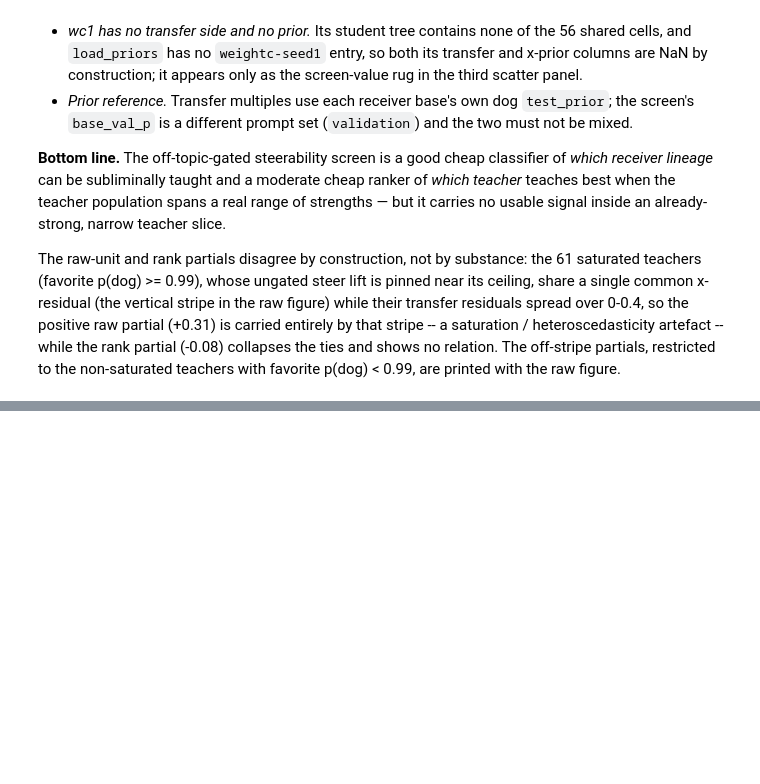
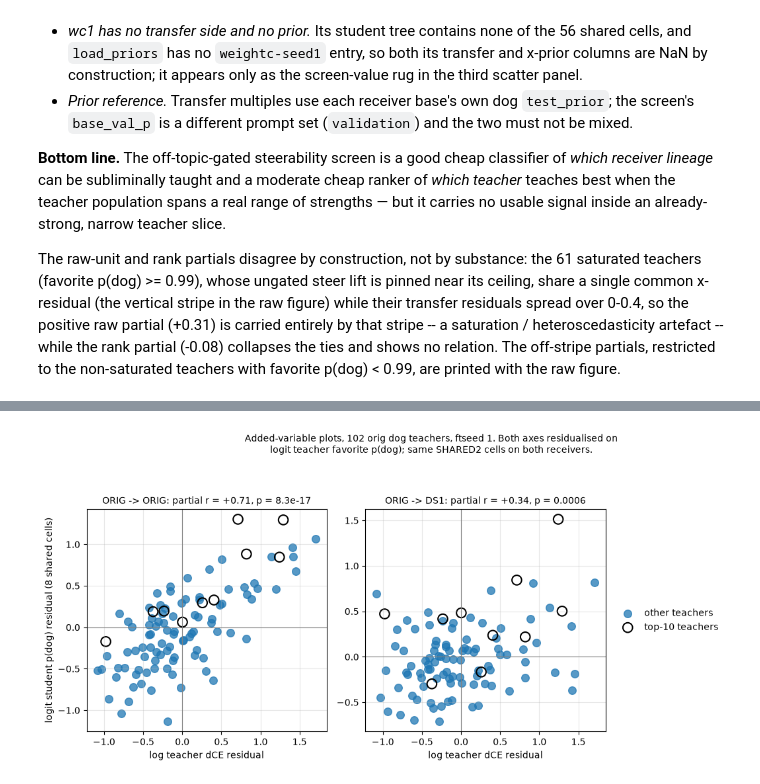
Before and after one commit to AnandVishesh1301/EleutherAI_subliminal_learning, a Jupyter notebook: notebooks/steerability_vs_transfer.ipynb, the cells around one changed output, grey strips where cells are left out. Cells and saved outputs as stored; diff of their text form; code cells hidden in the pictures; blank space fills up the shorter version.

```diff
--- a/notebooks/steerability_vs_transfer.ipynb
+++ b/notebooks/steerability_vs_transfer.ipynb
@@ -1003,0 +1208,27 @@ The raw-unit and rank partials disagree by construction, not by substance: the 6
+# %%
+# Figure B: added-variable (partial-regression) plots for log dCE on both receivers. Both axes
+# are residualised on the logit teacher favorite p(dog); the slope is the partial relation.
+fig, axes = plt.subplots(1, 2, figsize=(12, 5.2))
+for ax_, (rlab, ycol) in zip(axes, RECV3.items()):
+    ex = _resid3(s3["log_dce"], s3["ctrl"])
+    ey = _resid3(s3[ycol], s3["ctrl"])
+    rw = _corrs3(s3["log_dce"], s3[ycol], s3["ctrl"], rank=False)
+    ax_.scatter(ex[~tm3], ey[~tm3], s=70, alpha=0.75, label="other teachers")
+    ax_.scatter(ex[tm3], ey[tm3], s=110, facecolors="none", edgecolors="k", linewidths=1.5,
+                label="top-10 teachers")
+    ax_.axhline(0, color="grey", lw=0.8)
+    ax_.axvline(0, color="grey", lw=0.8)
+    ax_.set_xlabel("log teacher dCE residual")
+    ax_.set_title(f"ORIG -> {rlab.split(' ')[0].upper()}: partial r = {rw['partial']:+.2f}, "
+                  f"p = {rw['p']:.2g}", fontsize=10)
+    ax_.grid(alpha=0.3)
+axes[0].set_ylabel(f"logit student p(dog) residual ({n_shared_cells} shared cells)")
+axes[-1].legend(loc="center left", bbox_to_anchor=(1.02, 0.5), frameon=False)
+fig.suptitle(f"Added-variable plots, {len(s3)} orig dog teachers, ftseed 1. Both axes residualised "
+             "on\nlogit teacher favorite p(dog); same SHARED2 cells on both receivers.", fontsize=10)
+fig.tight_layout(rect=(0, 0, 0.88, 0.92))
+Path("figures").mkdir(exist_ok=True)
+fig.savefig("figures/teacher_dce_partial_residuals_orig_ds1.png", dpi=150, bbox_inches="tight")
+plt.show()
+# %% [output]
+[figure, added]
```
Also changed, not shown: parts of 6 cells of this notebook, 59 other files.
